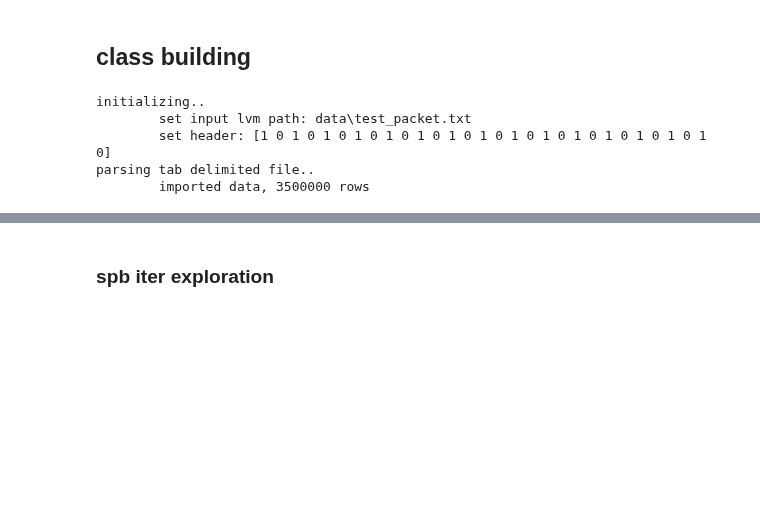
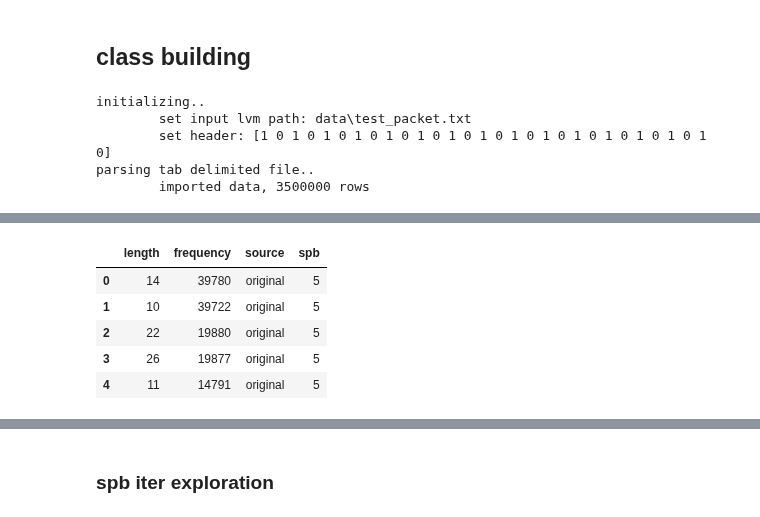
Before and after one commit to tjbergst/data-parsing, a Jupyter notebook: code-parser-translation.ipynb, the cells around one changed output, grey strips where cells are left out. Drawn from its saved outputs; the diff is of its cells as text; code cells hidden in the pictures; blank space fills up the shorter version.

```diff
--- a/code-parser-translation.ipynb
+++ b/code-parser-translation.ipynb
@@ -398,0 +456,9 @@ state_freqs = Counter(state_lengths)
+# %%
+full_df.head()
+# %% [output]
+|  | length | frequency | source | spb |
+| 0 | 14 | 39780 | original | 5 |
+| 1 | 10 | 39722 | original | 5 |
+| 2 | 22 | 19880 | original | 5 |
+| 3 | 26 | 19877 | original | 5 |
+| 4 | 11 | 14791 | original | 5 |
```
Also changed, not shown: parts of 46 cells of this notebook.
